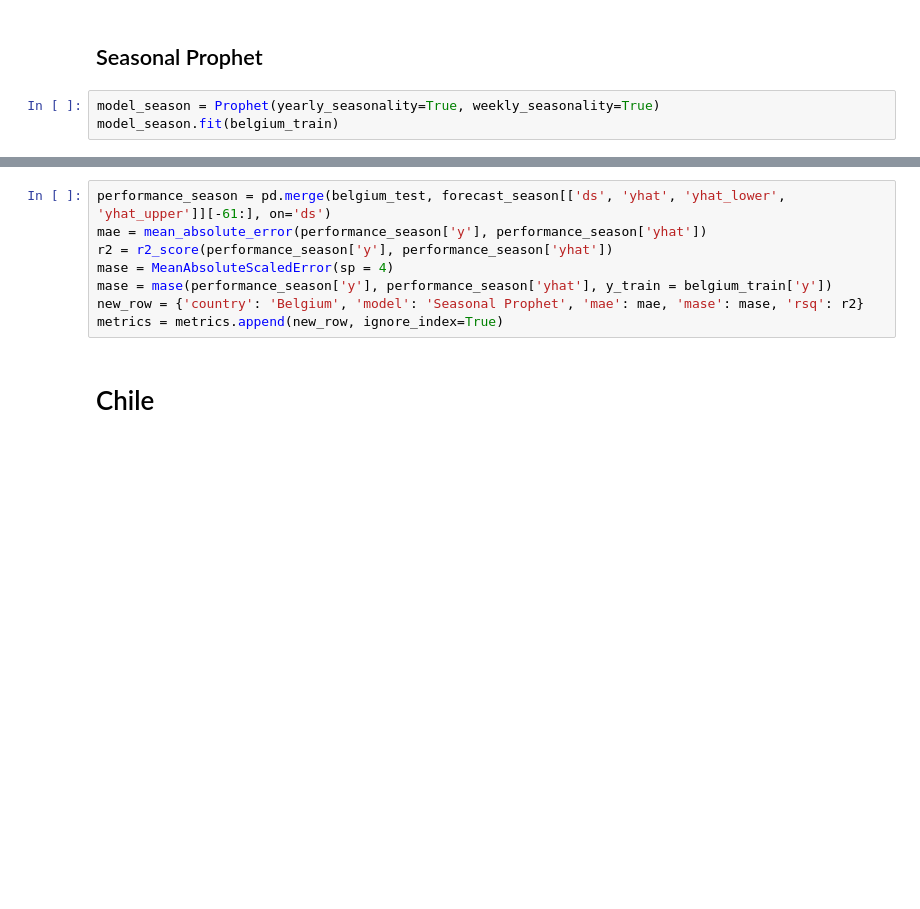
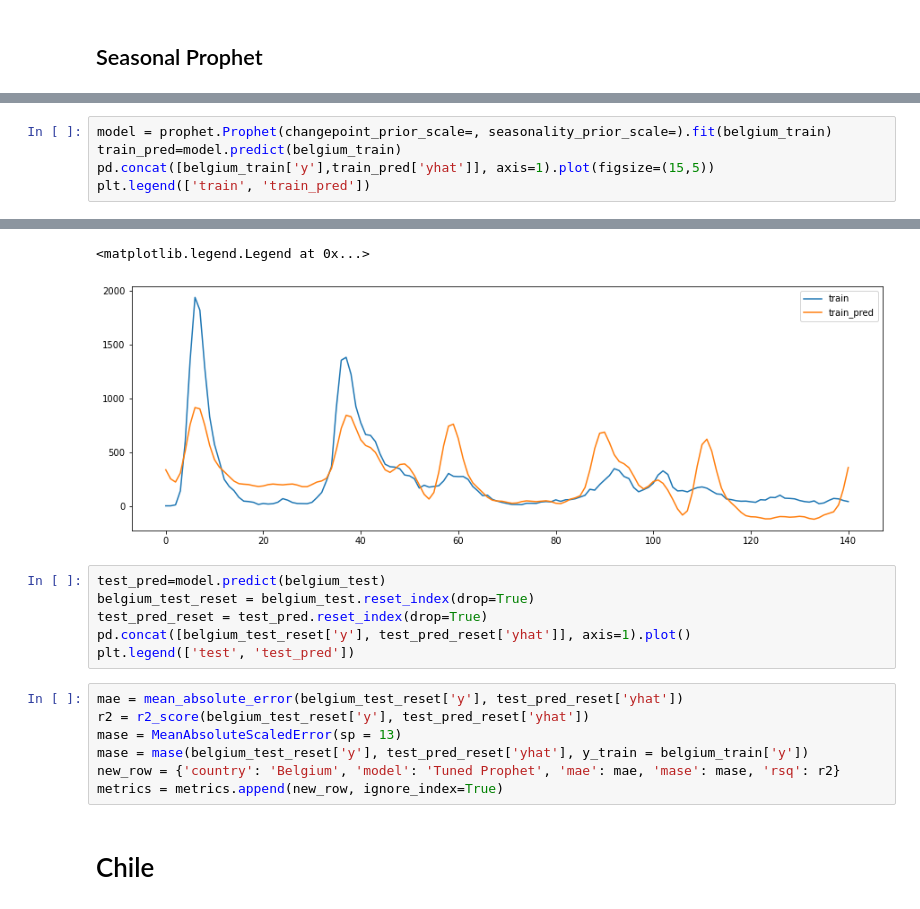
Before and after one commit to y-ginther/DS-Capstone, a Jupyter notebook: Prophet_c.ipynb, the cells around one changed output, grey strips where cells are left out. Cells and saved outputs as stored; diff of their text form; blank space fills up the shorter version.

```diff
--- a/Prophet_c.ipynb
+++ b/Prophet_c.ipynb
@@ -77,6 +78,3 @@ new_row = {'country': 'Belgium', 'model': 'Baseline Prophet', 'mae': mae, 'mase'
 metrics = metrics.append(new_row, ignore_index=True)
 # %% [markdown]
 ## Seasonal Prophet
-# %%
-model_season = Prophet(yearly_seasonality=True, weekly_seasonality=True)
-model_season.fit(belgium_train)
@@ -95,0 +113,6 @@ model_season.plot_components(forecast_season);
+# %%
+model = prophet.Prophet(changepoint_prior_scale=, seasonality_prior_scale=).fit(belgium_train)
+train_pred=model.predict(belgium_train)
+pd.concat([belgium_train['y'],train_pred['yhat']], axis=1).plot(figsize=(15,5))
+plt.legend(['train', 'train_pred'])
+# %% [output]
@@ -96,10 +123,17 @@ model_season.plot_components(forecast_season);
+<matplotlib.legend.Legend at 0x...>
+[figure, added]
+# %%
+test_pred=model.predict(belgium_test)
+belgium_test_reset = belgium_test.reset_index(drop=True)
+test_pred_reset = test_pred.reset_index(drop=True)
+pd.concat([belgium_test_reset['y'], test_pred_reset['yhat']], axis=1).plot()
+plt.legend(['test', 'test_pred'])
 # %%
-performance_season = pd.merge(belgium_test, forecast_season[['ds', 'yhat', 'yhat_lower', 'yhat_upper']][-61:], on='ds')
-mae = mean_absolute_error(performance_season['y'], performance_season['yhat'])
-r2 = r2_score(performance_season['y'], performance_season['yhat'])
-mase = MeanAbsoluteScaledError(sp = 4)
-mase = mase(performance_season['y'], performance_season['yhat'], y_train = belgium_train['y'])
-new_row = {'country': 'Belgium', 'model': 'Seasonal Prophet', 'mae': mae, 'mase': mase, 'rsq': r2}
+mae = mean_absolute_error(belgium_test_reset['y'], test_pred_reset['yhat'])
+r2 = r2_score(belgium_test_reset['y'], test_pred_reset['yhat'])
+mase = MeanAbsoluteScaledError(sp = 13)
+mase = mase(belgium_test_reset['y'], test_pred_reset['yhat'], y_train = belgium_train['y'])
+new_row = {'country': 'Belgium', 'model': 'Tuned Prophet', 'mae': mae, 'mase': mase, 'rsq': r2}
 metrics = metrics.append(new_row, ignore_index=True)
 # %% [markdown]
 # Chile
```
Also changed, not shown: parts of 10 cells of this notebook.
